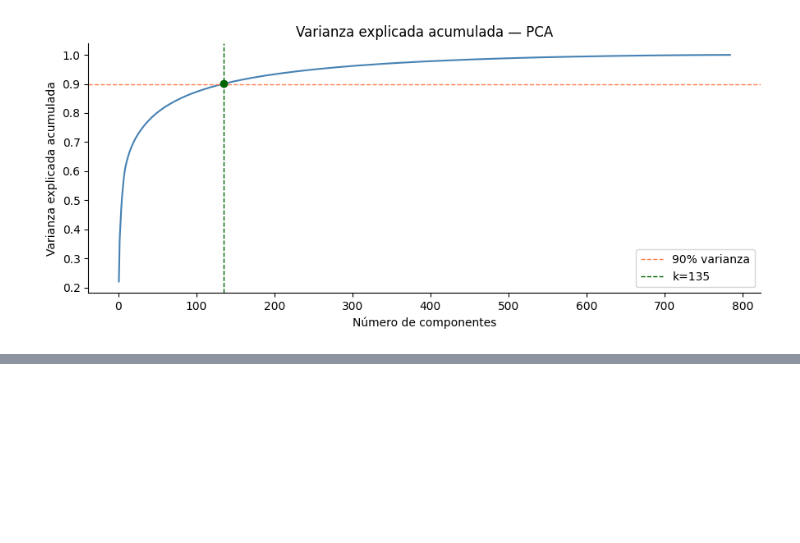
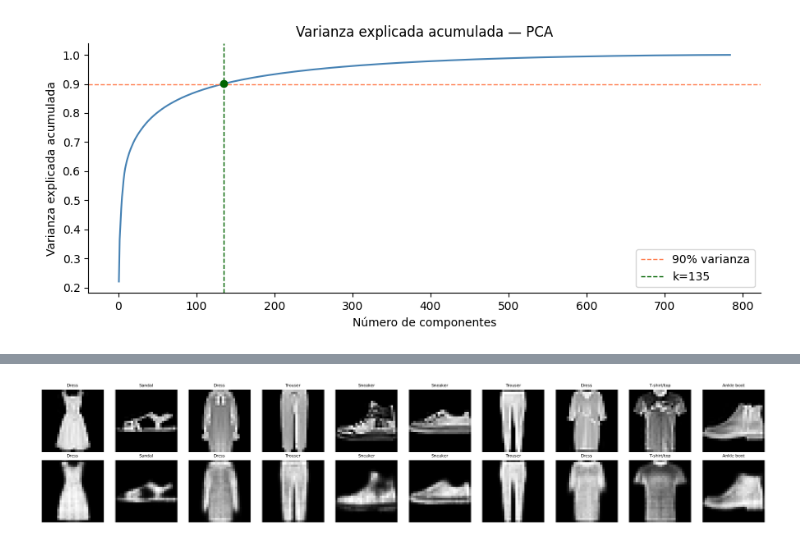
Before and after one commit to biancapaz/ml_tp4, a Jupyter notebook: Paz_Bianca_Notebook_TP4.ipynb, the cells around one changed output, grey strips where cells are left out. Saved outputs shown, nothing was run; the diff lists cells and outputs as text; code cells hidden in the pictures; blank space fills up the shorter version.

```diff
--- a/Paz_Bianca_Notebook_TP4.ipynb
+++ b/Paz_Bianca_Notebook_TP4.ipynb
@@ -150,0 +174,6 @@ utils.plot_reconstruction(X_test.values, X_test_recon, indices)
+# %%
+X_test_tensor = torch.tensor(X_test.to_numpy(), dtype=torch.float32).to(device)
+X_test_recon_ae = ae(X_test_tensor).detach().cpu().numpy()
+utils.plot_reconstruction(X_test, X_test_recon_ae, y_test, indices)   # mismos indices de 2b
+# %% [output]
+[figure, added]
```
Also changed, not shown: parts of 8 cells of this notebook, 5 other files.
